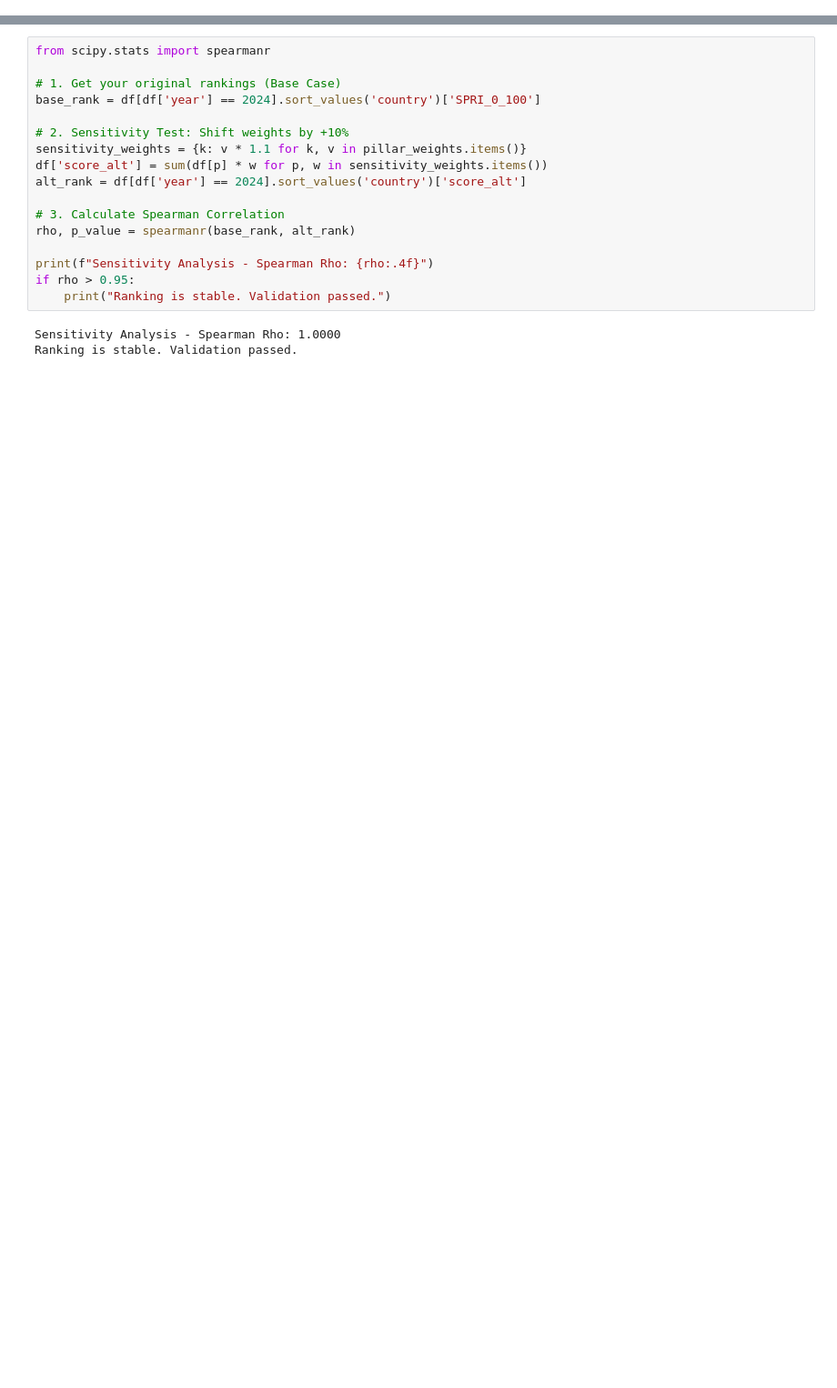
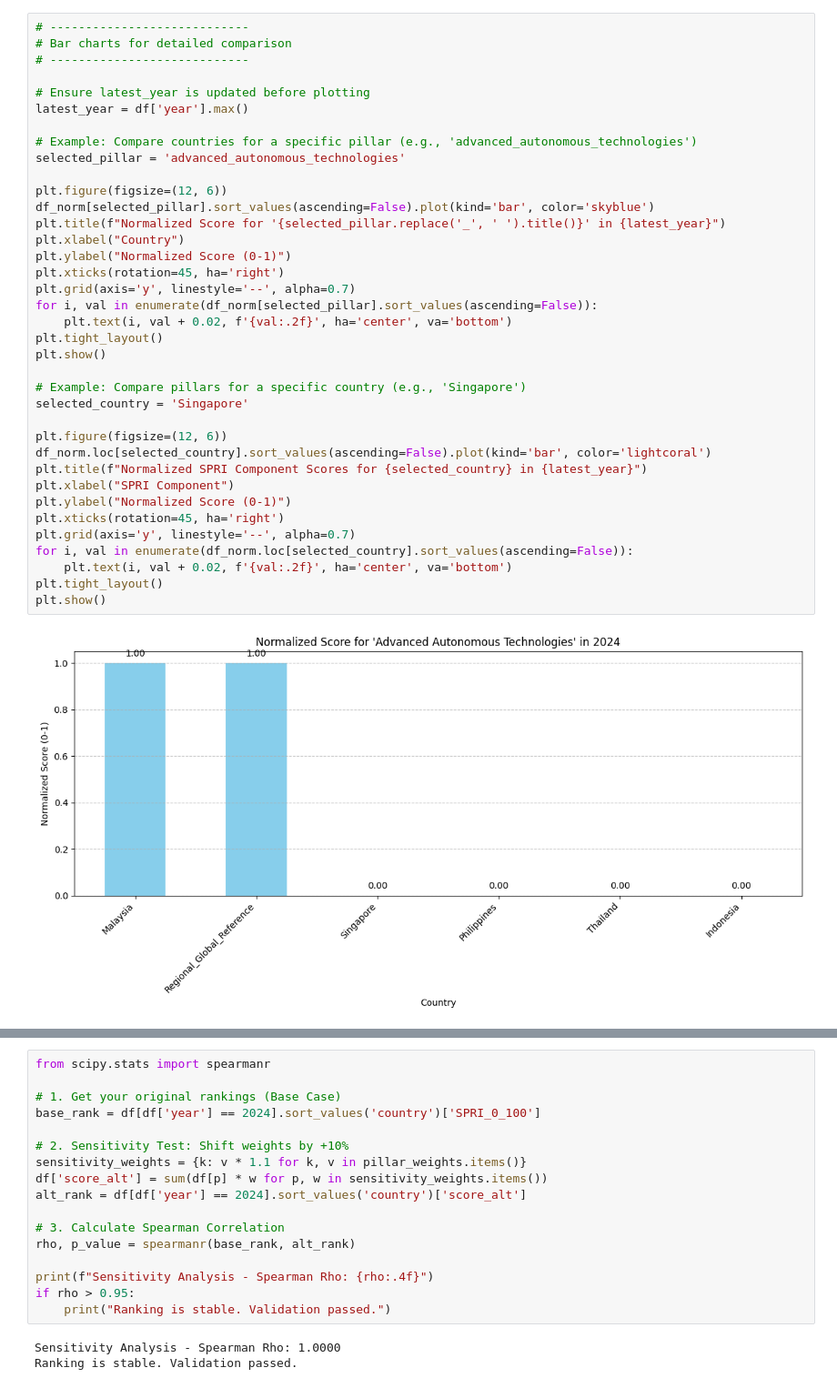
Before and after one commit to pandu1992/PIB-Grant, a Jupyter notebook: SPRI_IN_GREEN_PORT_REGULATION.ipynb, the cells around one changed output, grey strips where cells are left out. Shown at 91% size. Cells and saved outputs as stored; diff of their text form; blank space fills up the shorter version.

```diff
--- a/SPRI_IN_GREEN_PORT_REGULATION.ipynb
+++ b/SPRI_IN_GREEN_PORT_REGULATION.ipynb
@@ -382,0 +408,39 @@ radar_chart(df_norm, f"Radar Chart of SPRI Components — {latest_year}")
+# %%
+# ----------------------------
+# Bar charts for detailed comparison
+# ----------------------------
+
+# Ensure latest_year is updated before plotting
+latest_year = df['year'].max()
+
+# Example: Compare countries for a specific pillar (e.g., 'advanced_autonomous_technologies')
+selected_pillar = 'advanced_autonomous_technologies'
+
+plt.figure(figsize=(12, 6))
+df_norm[selected_pillar].sort_values(ascending=False).plot(kind='bar', color='skyblue')
+plt.title(f"Normalized Score for '{selected_pillar.replace('_', ' ').title()}' in {latest_year}")
+plt.xlabel("Country")
+plt.ylabel("Normalized Score (0-1)")
+plt.xticks(rotation=45, ha='right')
+plt.grid(axis='y', linestyle='--', alpha=0.7)
+for i, val in enumerate(df_norm[selected_pillar].sort_values(ascending=False)):
+    plt.text(i, val + 0.02, f'{val:.2f}', ha='center', va='bottom')
+plt.tight_layout()
+plt.show()
+
+# Example: Compare pillars for a specific country (e.g., 'Singapore')
+selected_country = 'Singapore'
+
+plt.figure(figsize=(12, 6))
+df_norm.loc[selected_country].sort_values(ascending=False).plot(kind='bar', color='lightcoral')
+plt.title(f"Normalized SPRI Component Scores for {selected_country} in {latest_year}")
+plt.xlabel("SPRI Component")
+plt.ylabel("Normalized Score (0-1)")
+plt.xticks(rotation=45, ha='right')
+plt.grid(axis='y', linestyle='--', alpha=0.7)
+for i, val in enumerate(df_norm.loc[selected_country].sort_values(ascending=False)):
+    plt.text(i, val + 0.02, f'{val:.2f}', ha='center', va='bottom')
+plt.tight_layout()
+plt.show()
+# %% [output]
+[figure, added]
```
Also changed, not shown: parts of 6 cells of this notebook.
